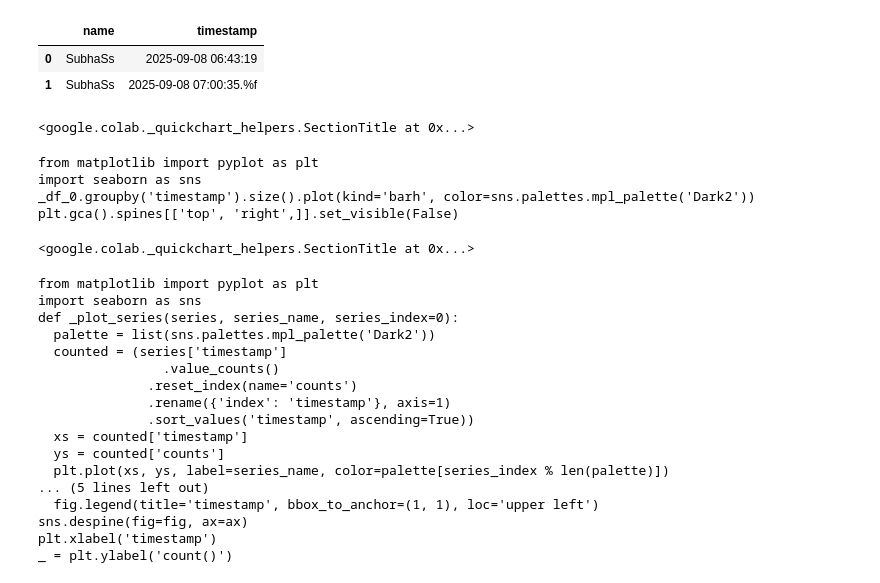
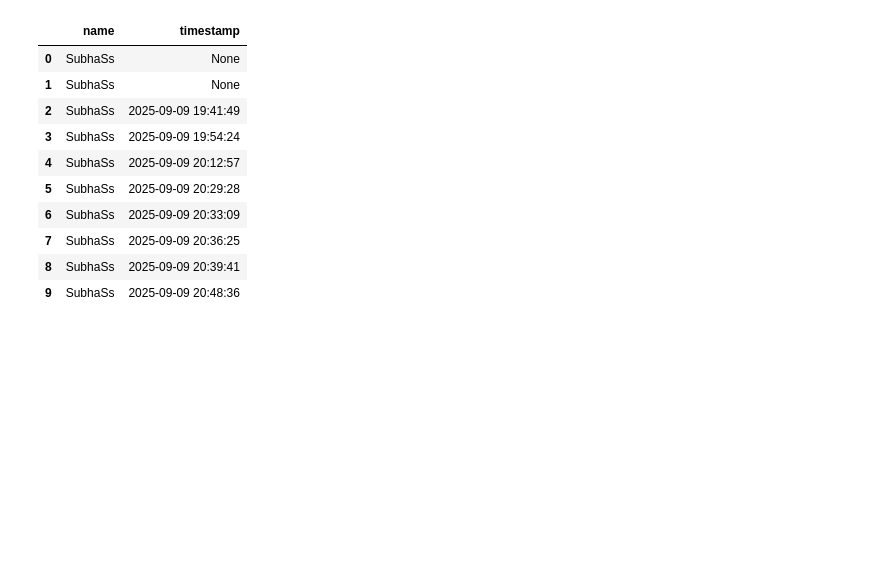
Before and after one commit to SB24-28-48-ss/Face_Recogn_demo, a Jupyter notebook: Untitled3.ipynb, the cells around one changed output. Cells and saved outputs as stored; diff of their text form; code cells hidden in the pictures; blank space fills up the shorter version.

```diff
--- a/Untitled3.ipynb
+++ b/Untitled3.ipynb
@@ -1,16 +1,17 @@
 # %% [markdown]
 <a href="https://colab.research.google.com/github/SB24-28-48-ss/Face_Recogn_demo/blob/main/Untitled3.ipynb" target="_parent"><img src="https://colab.research.google.com/assets/colab-badge.svg" alt="Open In Colab"/></a>
 # %%
-!pip install deepface opencv-python-headless pandas scikit-learn
+!pip install deepface opencv-python-headless pandas scikit-learn pytz
 
 import cv2
 import sqlite3
 import numpy as np
 import pandas as pd
 import os
-from datetime import datetime
+from datetime import datetime, timedelta
 from deepface import DeepFace
 import time
+import pytz
 from google.colab import drive
 drive.mount('/content/drive')
 
@@ -25,7 +26,7 @@ def init_db():
     c.execute('''CREATE TABLE IF NOT EXISTS attendance
                  (id INTEGER PRIMARY KEY AUTOINCREMENT,
                   user_id INTEGER,
-                  timestamp TEXT,
+                  timestamp TEXT,  -- Changed to TEXT to store string representation
                   FOREIGN KEY(user_id) REFERENCES users(id))''')
     conn.commit()
     conn.close()
@@ -66,7 +67,8 @@ def mark_attendance(name):
     user = c.fetchone()
     if user:
         user_id = user[0]
-        timestamp = time.strftime("%Y-%m-%d %H:%M:%S.%f", time.localtime())
+        # Use datetime.now() to get the current local time with microseconds
+        timestamp = datetime.now().strftime("%Y-%m-%d %H:%M:%S.%f")
         c.execute("INSERT INTO attendance (user_id, timestamp) VALUES (?, ?)",
                   (user_id, timestamp))
         conn.commit()
@@ -74,6 +76,12 @@ def mark_attendance(name):
     else:
         print(f"[ATTENDANCE] User {name} not found in database, cannot mark attendance.")
     conn.close()
+
+
+
+
+
+
 
 # RECOGNITION (rcognition of face from database) -----------------
 def recognize_from_video(video_path):
@@ -101,9 +109,14 @@ def recognize_from_video(video_path):
     recognition_threshold = 10.0 # Adjust this value based on your observations
     # --- End ADJUSTED THRESHOLD ---
 
+    # Dictionary to store the last attendance time for each user
+    last_attendance_time = {}
+    # Cooldown period in seconds (e.g., 5 minutes)
+    cooldown_period = timedelta(minutes=5)
+
 
     # --- Debugging Logic: Limit frames processed ---
-    max_frames_to_process = 50 # Process a limited number of frames for debugging
+    max_frames_to_process = 30 # Process a limited number of frames for debugging
     # --- End Debugging Logic ---
 
     while True:
@@ -198,8 +211,16 @@ def recognize_from_video(video_path):
                     print(f"[DEBUG] Face {i+1} in frame {frame_count}: Best match = {best_match}, Min distance = {min_dist:.2f}, Threshold = {recognition_threshold}")
                     # --- End Debugging Logic ---
                     if best_match and min_dist < recognition_threshold:
-                        print(f"[RECOGNITION] Match found for face {i+1} in frame {frame_count}: {best_match} with distance {min_dist:.2f} (threshold: {recognition_threshold})")
-                        mark_attendance(best_match)
+                         # Check if cooldown period has passed for this user
+                        current_time = datetime.now()
+                        if best_match not in last_attendance_time or (current_time - last_attendance_time[best_match]) > cooldown_period:
+                            print(f"[RECOGNITION] Match found for face {i+1} in frame {frame_count}: {best_match} with distance {min_dist:.2f} (threshold: {recognition_threshold}). Marking attendance.")
+                            mark_attendance(best_match)
+                            last_attendance_time[best_match] = current_time
+                        # else:
+                            # --- Debugging Logic ---
+                            # print(f"[RECOGNITION] Match found for face {i+1} in frame {frame_count}: {best_match}, but still within cooldown period.")
+                            # --- End Debugging Logic ---
                     # else:
                         # --- Debugging Logic ---
                         # print(f"[RECOGNITION] No match or distance too high for face {i+1} in frame {frame_count}. Best match: {best_match}, Distance: {min_dist:.2f} (threshold: {recognition_threshold})")
@@ -223,6 +244,12 @@ def recognize_from_video(video_path):
 def export_report():
     conn = sqlite3.connect("attendance.db")
     df = pd.read_sql_query("SELECT u.name, a.timestamp FROM attendance a JOIN users u ON a.user_id=u.id", conn)
+    tz = pytz.timezone('Asia/Kolkata')
+    # Convert the timestamp column to datetime objects using pd.to_datetime with the specified format and coerce errors
+    # Localize to UTC first (assuming timestamps are stored in UTC) then convert to Asia/Kolkata
+    df["timestamp"]= pd.to_datetime(df["timestamp"], format="%Y-%m-%d %H:%M:%S.%f", errors='coerce').apply(lambda t:
+                                         t.tz_localize('UTC').astimezone(tz).strftime("%Y-%m-%d %H:%M:%S") if pd.notnull(t) else None
+                                         )
     conn.close()
     os.makedirs("reports", exist_ok=True)
     report_path = "reports/attendance_report.csv"
@@ -238,10 +265,10 @@ if __name__ == "__main__":
     init_db()
     # Assuming the user photos are correctly placed at this path
     # Using a dummy path for enrollment to avoid dependency on actual photos for logic check
-    enroll_all_from_folder(" ") # Add copy path of your google drive where you store all student's photo
+    enroll_all_from_folder("/content/drive/MyDrive/Photo") # Add copy path of your google drive where you store all student's photo
 
     # Using a dummy video path that will cause an error, allowing us to check the error handling and logic flow
-    video_file_path = "/content/drive/MyDrive/Video/VIDEO.mp4" # adding the path where a small video is kept in drive for test
+    video_file_path = "/content/drive/MyDrive/Video/VID_20250908_091242662.mp4" # adding the path where a small video is kept in drive for test
     recognize_from_video(video_file_path) # Call the modified recognition function
 
     export_report()
@@ -263,29 +290,14 @@ Requirement already satisfied: keras>=2.2.0 in /usr/local/lib/python3.12/dist-pa
 [INFO] Video processing finished.
 [DEBUG] Exiting recognize_from_video function.
 [INFO] Report exported to reports/attendance_report.csv
 |  | name | timestamp |
-| 0 | SubhaSs | 2025-09-08 06:43:19 |
-| 1 | SubhaSs | 2025-09-08 07:00:35.%f |
+| 0 | SubhaSs | None |
+| 1 | SubhaSs | None |
+| 2 | SubhaSs | 2025-09-09 19:41:49 |
+| 3 | SubhaSs | 2025-09-09 19:54:24 |
+| 4 | SubhaSs | 2025-09-09 20:12:57 |
+| 5 | SubhaSs | 2025-09-09 20:29:28 |
+| 6 | SubhaSs | 2025-09-09 20:33:09 |
+| 7 | SubhaSs | 2025-09-09 20:36:25 |
+| 8 | SubhaSs | 2025-09-09 20:39:41 |
+| 9 | SubhaSs | 2025-09-09 20:48:36 |
-<google.colab._quickchart_helpers.SectionTitle at 0x...>
-from matplotlib import pyplot as plt
-import seaborn as sns
-_df_0.groupby('timestamp').size().plot(kind='barh', color=sns.palettes.mpl_palette('Dark2'))
-plt.gca().spines[['top', 'right',]].set_visible(False)
-<google.colab._quickchart_helpers.SectionTitle at 0x...>
-from matplotlib import pyplot as plt
-import seaborn as sns
-def _plot_series(series, series_name, series_index=0):
-  palette = list(sns.palettes.mpl_palette('Dark2'))
-  counted = (series['timestamp']
-                .value_counts()
-              .reset_index(name='counts')
-              .rename({'index': 'timestamp'}, axis=1)
-              .sort_values('timestamp', ascending=True))
-  xs = counted['timestamp']
-  ys = counted['counts']
-  plt.plot(xs, ys, label=series_name, color=palette[series_index % len(palette)])
-... (5 lines left out)
-  fig.legend(title='timestamp', bbox_to_anchor=(1, 1), loc='upper left')
-sns.despine(fig=fig, ax=ax)
-plt.xlabel('timestamp')
-_ = plt.ylabel('count()')
```
Also changed, not shown: parts of 1 cell of this notebook.
